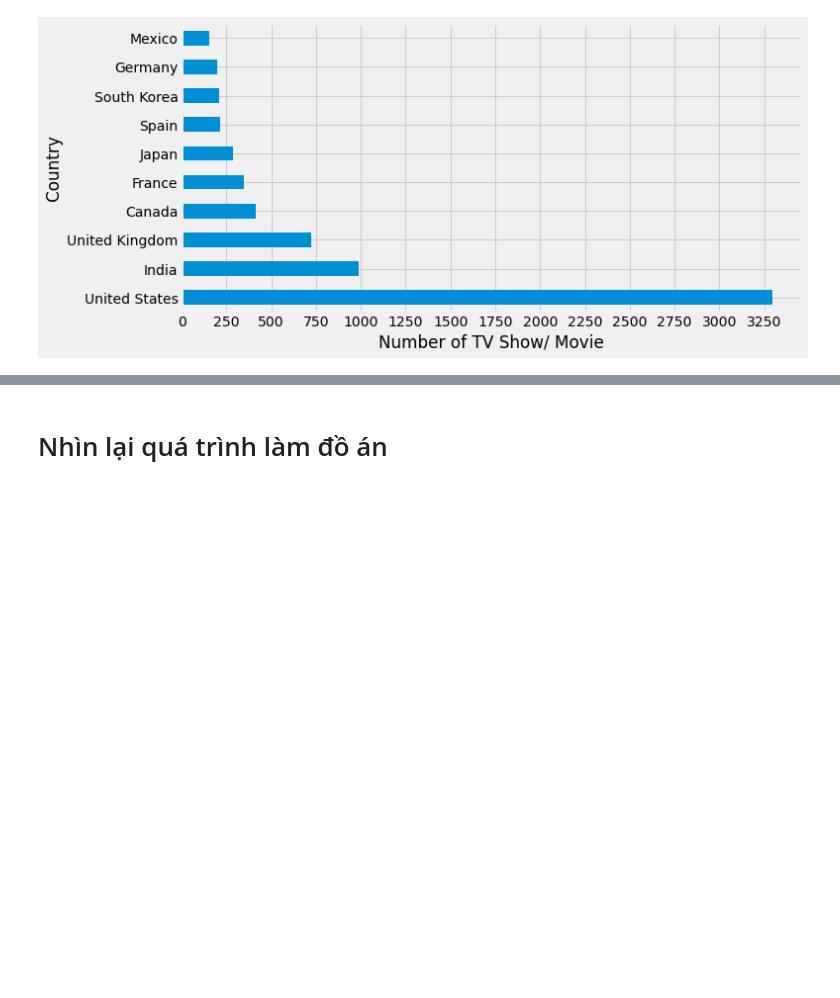
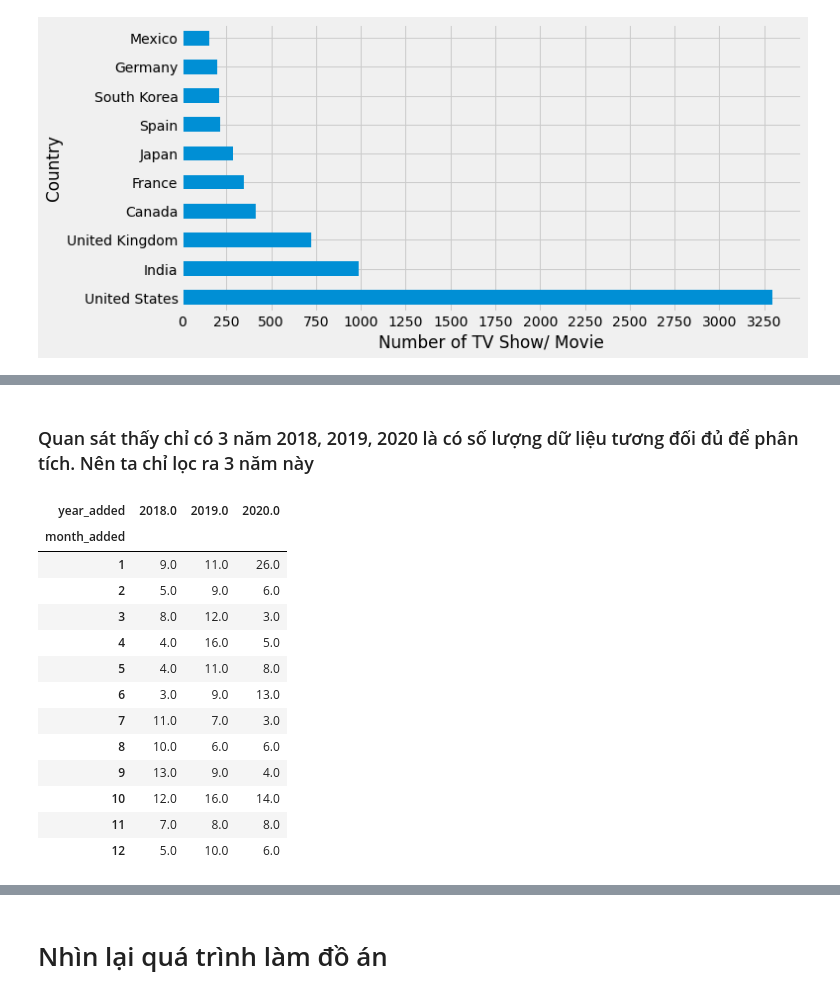
Before and after one commit to Duyvugithub/Final_P4DS, a Jupyter notebook: Notebook.ipynb, the cells around one changed output, grey strips where cells are left out. Drawn from its saved outputs; the diff is of its cells as text; code cells hidden in the pictures; blank space fills up the shorter version.

```diff
--- a/Notebook.ipynb
+++ b/Notebook.ipynb
@@ -468,0 +514,20 @@ plt.show()
+# %% [markdown]
+### Quan sát thấy chỉ có 3 năm 2018, 2019, 2020 là có số lượng dữ liệu tương đối đủ để phân tích. Nên ta chỉ lọc ra 3 năm này
+# %%
+horror_df = horror_df.loc[1:, 2018:2020]
+horror_df
+# %% [output]
+| year_added | 2018.0 | 2019.0 | 2020.0 |
+| month_added |  |  |  |
+| 1 | 9.0 | 11.0 | 26.0 |
+| 2 | 5.0 | 9.0 | 6.0 |
+| 3 | 8.0 | 12.0 | 3.0 |
+| 4 | 4.0 | 16.0 | 5.0 |
+| 5 | 4.0 | 11.0 | 8.0 |
+| 6 | 3.0 | 9.0 | 13.0 |
+| 7 | 11.0 | 7.0 | 3.0 |
+| 8 | 10.0 | 6.0 | 6.0 |
+| 9 | 13.0 | 9.0 | 4.0 |
+| 10 | 12.0 | 16.0 | 14.0 |
+| 11 | 7.0 | 8.0 | 8.0 |
+| 12 | 5.0 | 10.0 | 6.0 |
```
Also changed, not shown: parts of 28 cells of this notebook.
